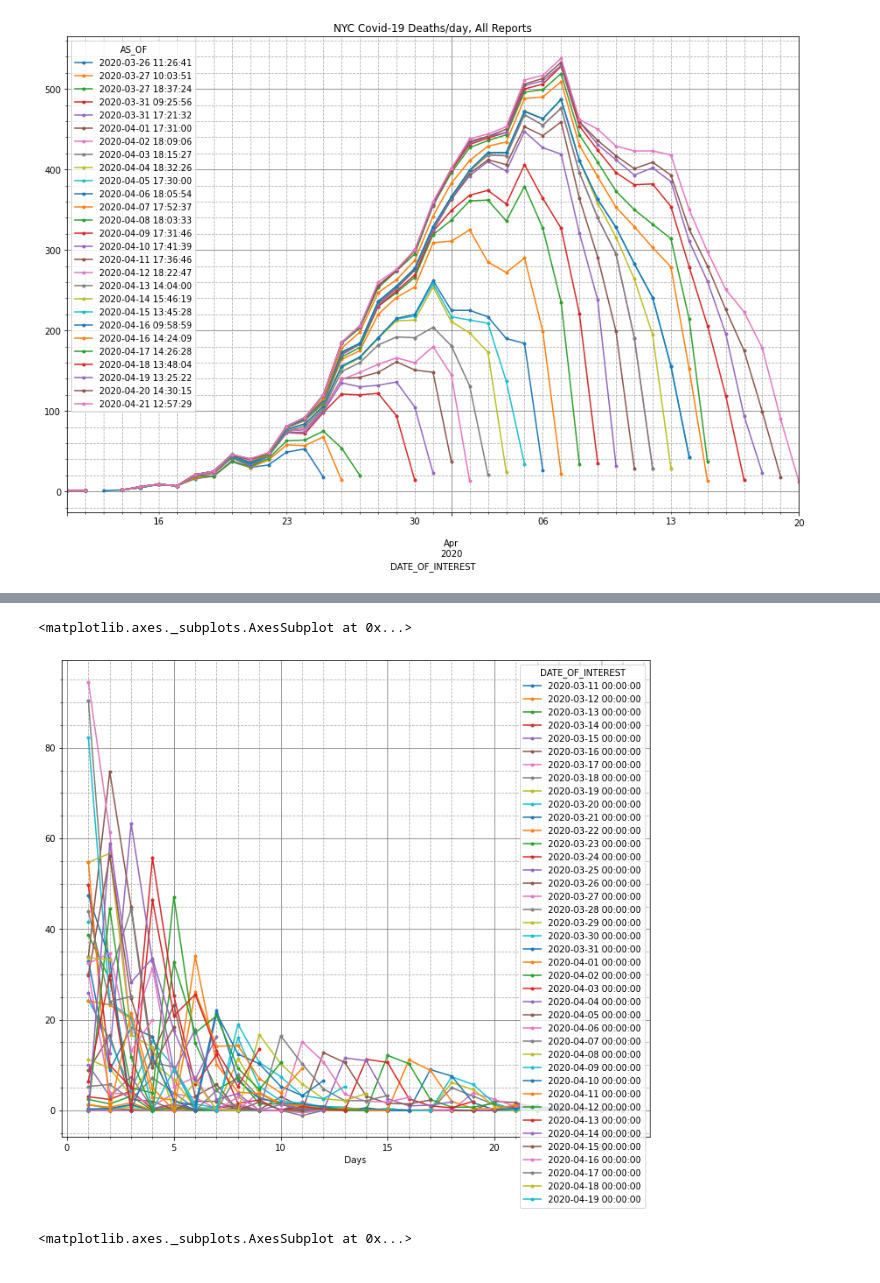
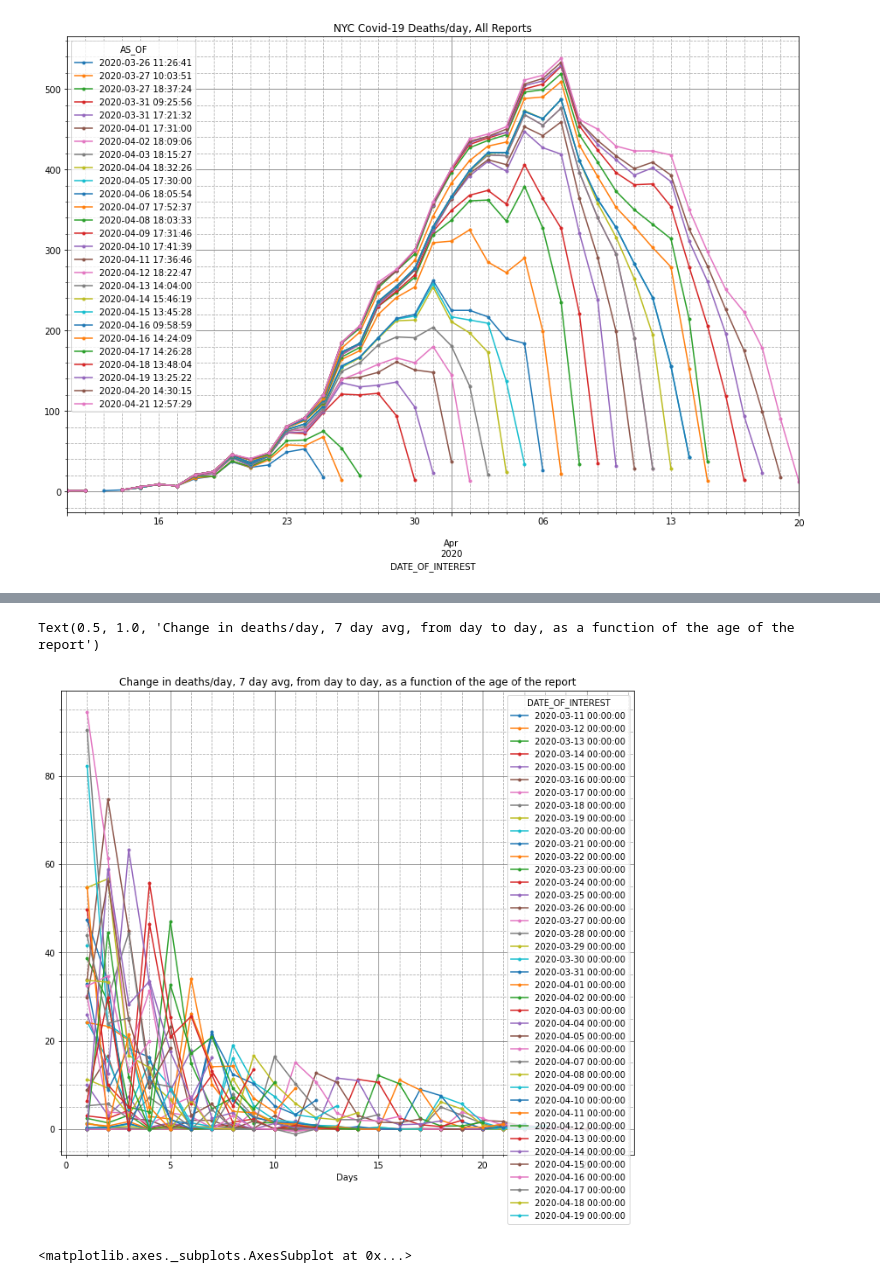
Before and after one commit to nychealth/coronavirus-data, a Jupyter notebook: Notebooks/Analysis.ipynb, the cells around one changed output, grey strips where cells are left out. Drawn from its saved outputs; the diff is of its cells as text; code cells hidden in the pictures.

```diff
--- a/Notebooks/Analysis.ipynb
+++ b/Notebooks/Analysis.ipynb
@@ -136,12 +167,13 @@ df["Days"] = hdat["Days"]
 d2 = df.pivot_table(index="Days",
                    columns="DATE_OF_INTEREST",
                    values="Deaths/day, 7 day avg")
-# %%
-fig, ax = pltdflt()
-d2.plot(style=".-", ax=ax)
-# %% [output]
-<matplotlib.axes._subplots.AxesSubplot at 0x...>
-[figure, removed]
+# %%
+fig, ax = pltdflt()
+d2.plot(style=".-", ax=ax)
+plt.title("Change in deaths/day, 7 day avg, from day to day, as a function of the age of the report")
+# %% [output]
+Text(0.5, 1.0, 'Change in deaths/day, 7 day avg, from day to day, as a function of the age of the report')
+[figure, added]
 # %%
 d3 = df.pivot_table(index="Days",
                    columns="DATE_OF_INTEREST",
```
Also changed, not shown: parts of 6 cells of this notebook, 1 other file.
